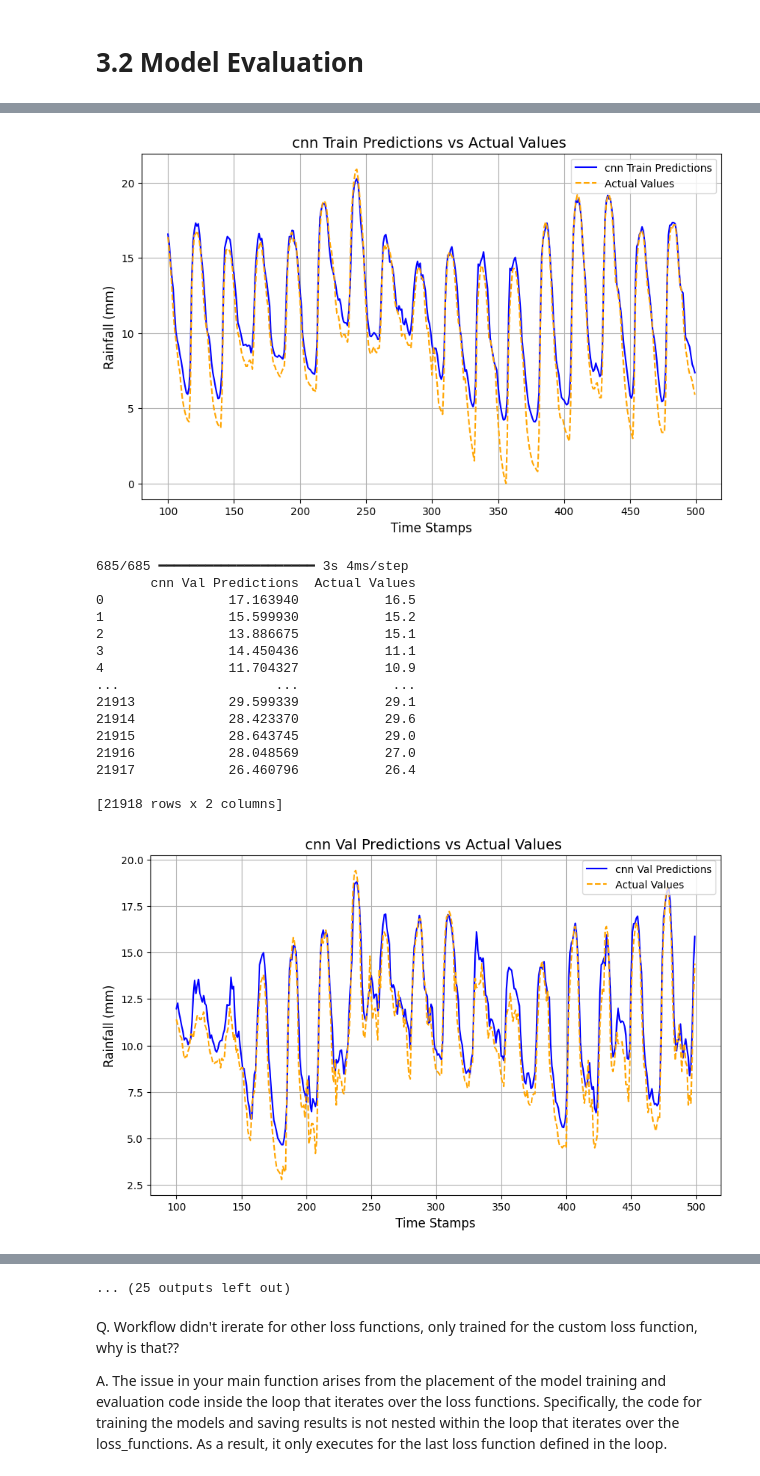
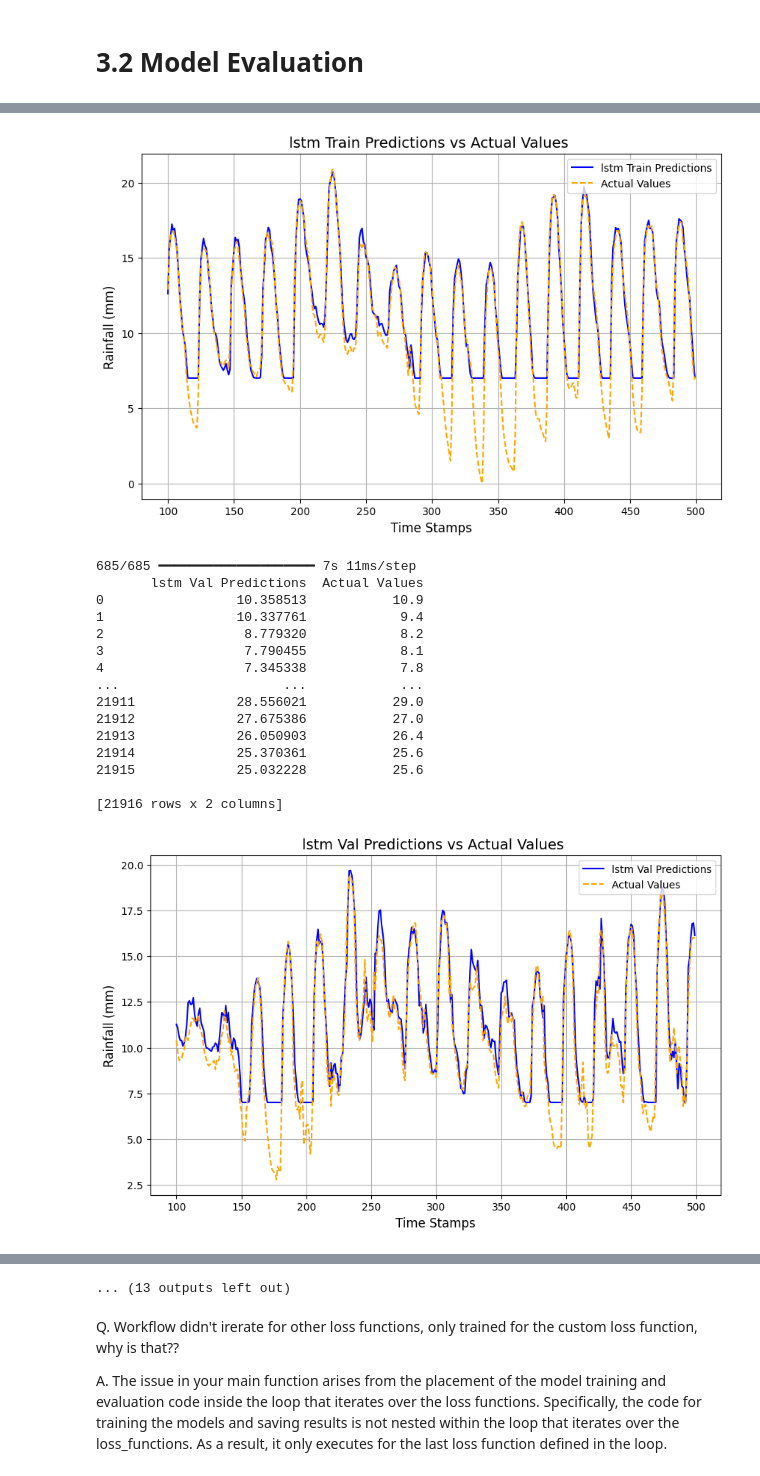
Before and after one commit to Kshitijk14/model-cloud-burst, a Jupyter notebook: notebooks/05-handling_overfitting.ipynb, the cells around one changed output, grey strips where cells are left out. Cells and saved outputs as stored; diff of their text form; code cells hidden in the pictures.

Commit message:
cycle_2 starts

```diff
--- a/notebooks/05-handling_overfitting.ipynb
+++ b/notebooks/05-handling_overfitting.ipynb
@@ -143,13 +143,13 @@ rain_df['Year sin'] = np.sin(rain_df['Seconds'] * (2 * np.pi / year))
 rain_df['Year cos'] = np.cos(rain_df['Seconds'] * (2 * np.pi / year))
 
 # # Add rolling statistics
-rain_df['rolling_mean_6h'] = rain_df.iloc[:, 0].rolling(window=6).mean()
-rain_df['rolling_std_6h'] = rain_df.iloc[:, 0].rolling(window=6).std()
-rain_df['rolling_max_6h'] = rain_df.iloc[:, 0].rolling(window=6).max()
+# rain_df['rolling_mean_12h'] = rain_df.iloc[:, 0].rolling(window=12).mean()
+# rain_df['rolling_std_12h'] = rain_df.iloc[:, 0].rolling(window=12).std()
+# rain_df['rolling_max_12h'] = rain_df.iloc[:, 0].rolling(window=12).max()
 
-# Add lag features
-for i in [1, 3, 6, 12, 24, 36, 48]:
-    rain_df[f'lag_{i}'] = rain_df.iloc[:, 0].shift(i)
+# # Add lag features
+# for i in [1, 3, 6, 12]:
+#     rain_df[f'lag_{i}'] = rain_df.iloc[:, 0].shift(i)
 
 rain_df
 # %% [output]
@@ -207,7 +206,7 @@ The LagFeatures feature in Feature-engine has the same functionality as pandas s
 7. [Lag features for time-series forecasting in AutoML](https://learn.microsoft.com/en-us/azure/machine-learning/concept-automl-forecasting-lags?view=azureml-api-2)
 8. [Analyzing the Impact of Lagged Features in Time Series Forecasting: A Linear Regression Approach](https://cubed.run/blog/analyzing-the-impact-of-lagged-features-in-time-series-forecasting-a-linear-regression-approach-730aaa99dfd6)
 # %%
-def df_to_X_y(df, window_size=6):
+def df_to_X_y(df, window_size=24):
     df_as_np = df.to_numpy()
     X = []
     y = []
@@ -222,6 +221,6 @@ def df_to_X_y(df, window_size=6):
     return np.array(X), np.array(y)
 
 # 24 hour window
-X, y = df_to_X_y(df2, window_size=6)
+X, y = df_to_X_y(df2, window_size=24)
 X.shape, y.shape
 # %% [output]
@@ -701,12 +700,12 @@ def main():
 
         for loss_function in loss_functions:
             # Create a directory for the current loss function
-            results_dir = f'../artifacts/results/test_6/{loss_function}'
+            results_dir = f'../artifacts/results/cycle_1/test_14/{loss_function}'
             os.makedirs(results_dir, exist_ok=True)
 
             # Train models
             models = {
-                'cnn': create_cnn_model(input_shape=(X_train.shape[1], X_train.shape[2])),
+                # 'cnn': create_cnn_model(input_shape=(X_train.shape[1], X_train.shape[2])),
                 'lstm': create_lstm_model(input_shape=(X_train.shape[1], X_train.shape[2])),
                 'gru': create_gru_model(input_shape=(X_train.shape[1], X_train.shape[2])),
             }
@@ -718,7 +717,7 @@ def main():
                 try:
                     history = train_model(
                         model, X_train, y_train, X_val, y_val,
-                        f'../artifacts/models/test_6/model_{name}_{loss_function}.keras',
+                        f'../artifacts/models/cycle_1/test_14/model_{name}_{loss_function}.keras',
                         epochs=5, loss_function=loss_function, learning_rate=1e-3
                     )
                 except Exception as e:
@@ -726,8 +725,6 @@ def main():
                     continue
 
                 try:
-
-
                     results[name] = evaluate_model(model, X_test, y_test)
                 except Exception as e:
                     print(f"Error evaluating {name.upper()} model: {e}")
@@ -806,17 +803,17 @@ Epoch 5/5
-[figure, old version]
+[figure, new version]
-685/685 ━━━━━━━━━━━━━━━━━━━━ 3s 4ms/step
-       cnn Val Predictions  Actual Values
-0                17.163940           16.5
-1                15.599930           15.2
-2                13.886675           15.1
-3                14.450436           11.1
-4                11.704327           10.9
-...                    ...            ...
-21913            29.599339           29.1
-21914            28.423370           29.6
-21915            28.643745           29.0
-21916            28.048569           27.0
-21917            26.460796           26.4
+685/685 ━━━━━━━━━━━━━━━━━━━━ 7s 11ms/step
+       lstm Val Predictions  Actual Values
+0                 10.358513           10.9
+1                 10.337761            9.4
+2                  8.779320            8.2
+3                  7.790455            8.1
+4                  7.345338            7.8
+...                     ...            ...
+21911             28.556021           29.0
+21912             27.675386           27.0
+21913             26.050903           26.4
+21914             25.370361           25.6
+21915             25.032228           25.6
 
-[21918 rows x 2 columns]
+[21916 rows x 2 columns]
-[figure, old version]
+[figure, new version]
@@ -889,4 +886,4 @@ Epoch 5/5
-... (25 outputs left out)
+... (13 outputs left out)
 # %% [markdown]
 Q. Workflow didn't irerate for other loss functions, only trained for the custom loss function, why is that??
 
```
Also changed, not shown: parts of 6 cells of this notebook, 1 other file.
